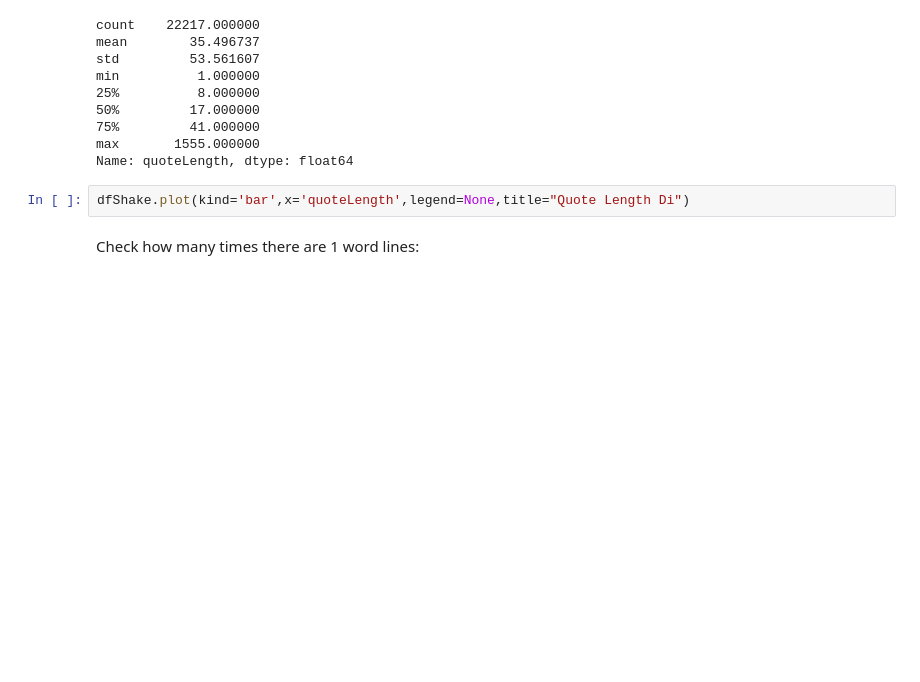
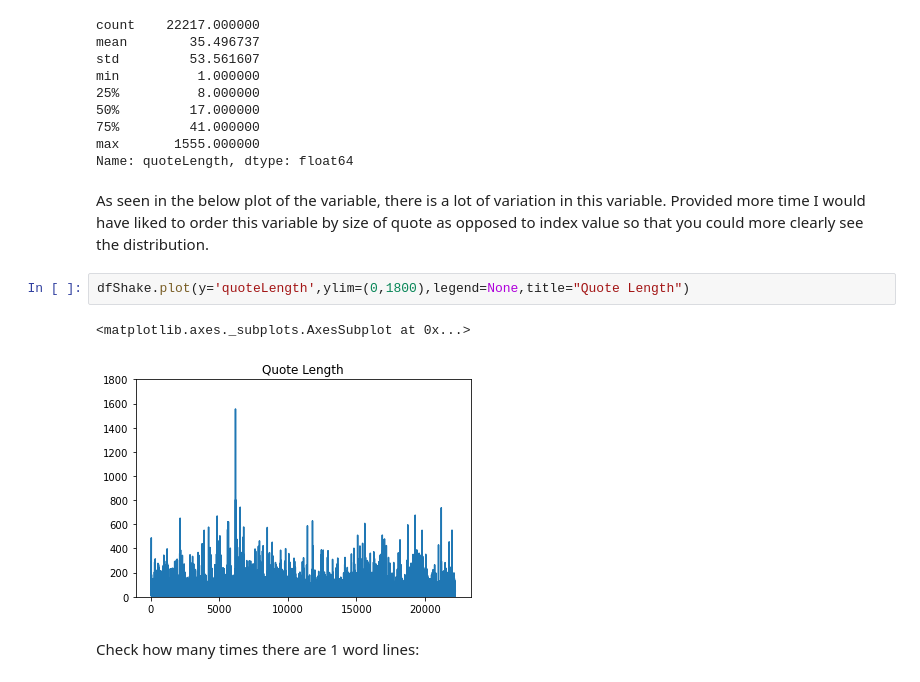
Before and after one commit to anissakhan/731-Project-2-Khan, a Jupyter notebook: Notebooks/731Project2-Notebook.ipynb, the cells around one changed output. Drawn from its saved outputs; the diff is of its cells as text; blank space fills up the shorter version.

```diff
--- a/Notebooks/731Project2-Notebook.ipynb
+++ b/Notebooks/731Project2-Notebook.ipynb
@@ -230,8 +230,13 @@ min          1.000000
 75%         41.000000
 max       1555.000000
 Name: quoteLength, dtype: float64
+# %% [markdown]
+As seen in the below plot of the variable, there is a lot of variation in this variable. Provided more time I would have liked to order this variable by size of quote as opposed to index value so that you could more clearly see the distribution.
 # %%
-dfShake.plot(kind='bar',x='quoteLength',legend=None,title="Quote Length Di")
+dfShake.plot(y='quoteLength',ylim=(0,1800),legend=None,title="Quote Length")
+# %% [output]
+<matplotlib.axes._subplots.AxesSubplot at 0x...>
+[figure, added]
 # %% [markdown]
 Check how many times there are 1 word lines:
 # %%
```
Also changed, not shown: parts of 2 cells of this notebook, 1 other file.
